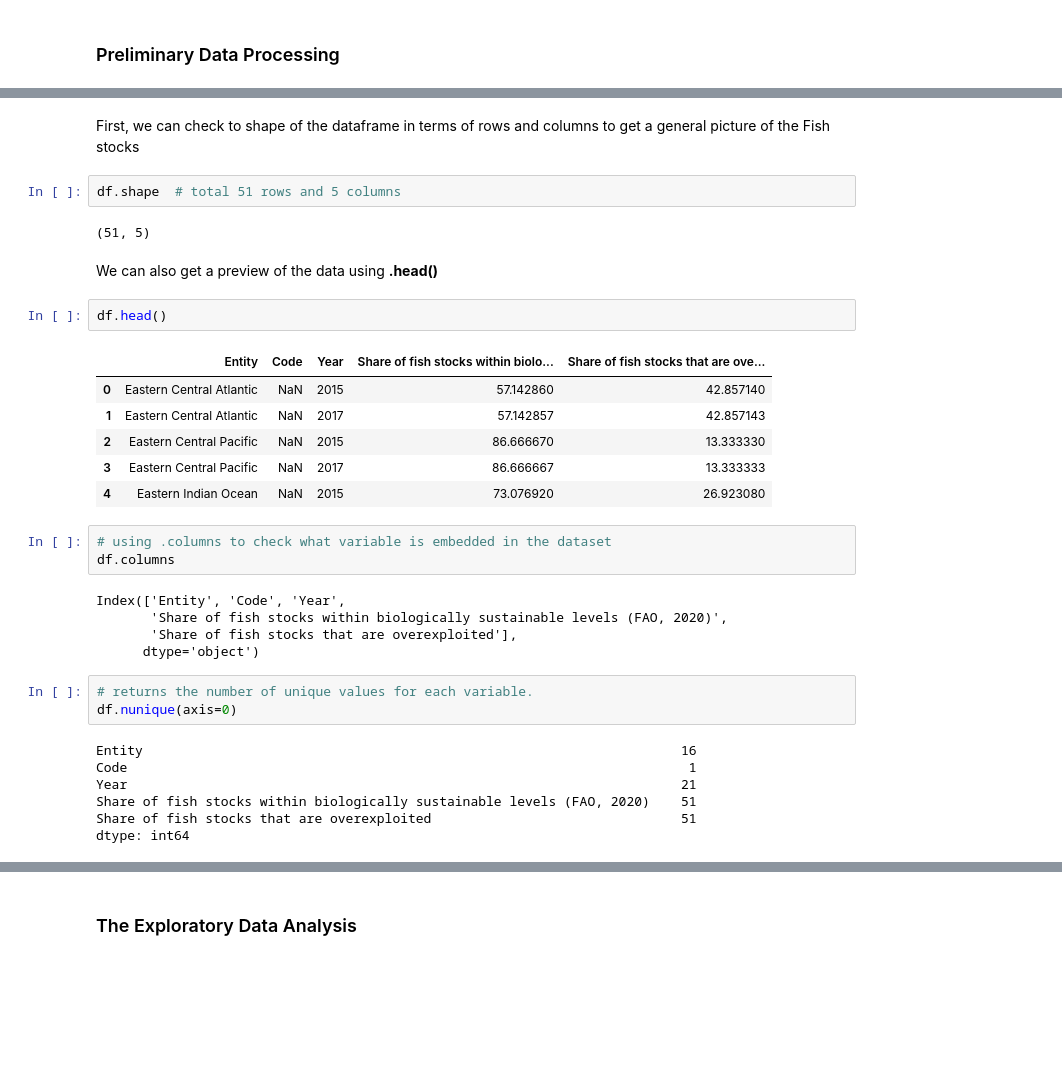
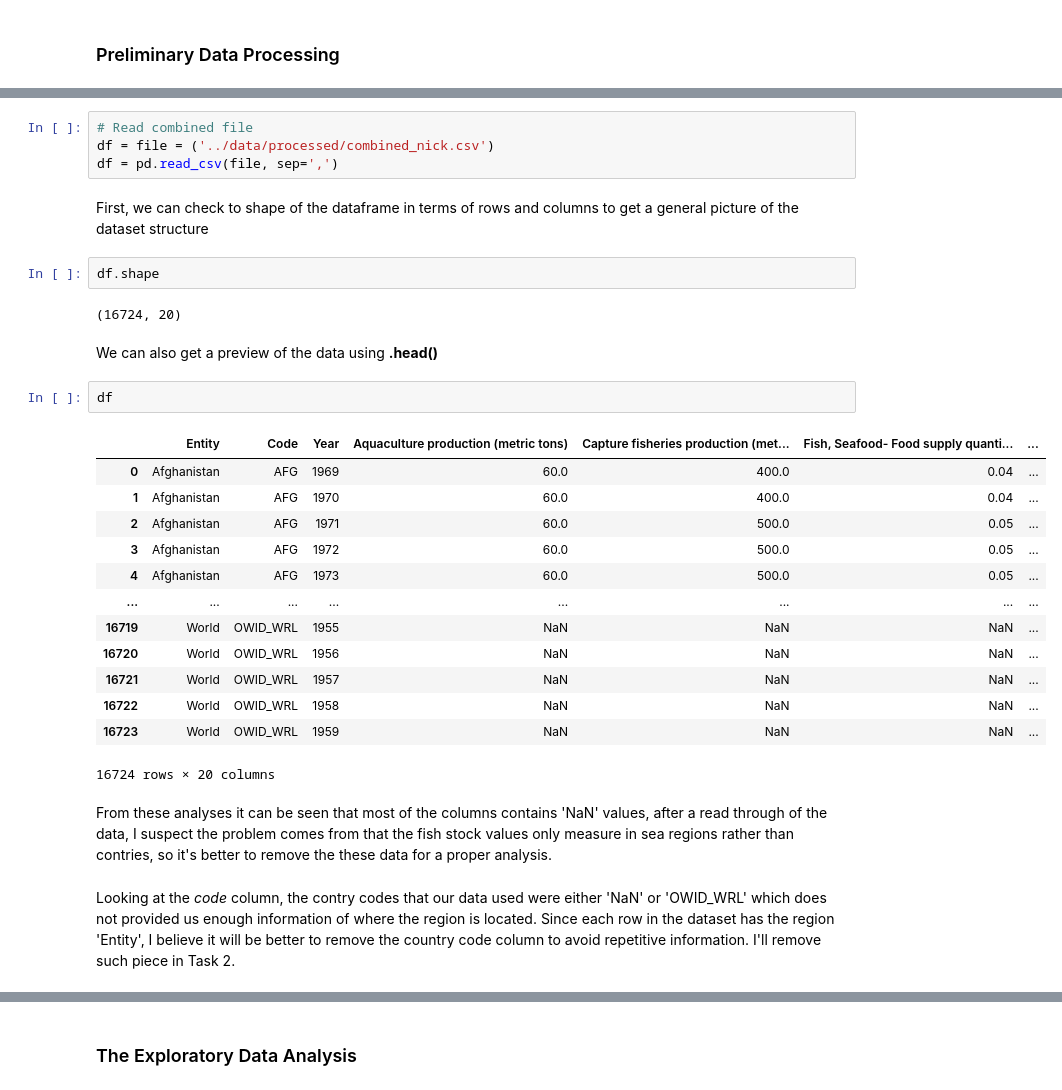
Before and after one commit to ubco-W2022T1-cosc301/project-group34, a Jupyter notebook: notebooks/nick.ipynb, the cells around one changed output, grey strips where cells are left out. Saved outputs shown, nothing was run; the diff lists cells and outputs as text; blank space fills up the shorter version.

```diff
--- a/notebooks/nick.ipynb
+++ b/notebooks/nick.ipynb
@@ -55,36 +56,33 @@ df = pd.read_csv("https://raw.githubusercontent.com/ubco-W2022T1-cosc301/project
+# %%
+# Read combined file
+df = file = ('../data/processed/combined_nick.csv')
+df = pd.read_csv(file, sep=',')
 # %% [markdown]
-First, we can check to shape of the dataframe in terms of rows and columns to get a general picture of the Fish stocks
+First, we can check to shape of the dataframe in terms of rows and columns to get a general picture of the dataset structure
-# %%
-df.shape  # total 51 rows and 5 columns
-# %% [output]
-(51, 5)
+# %%
+df.shape
+# %% [output]
+(16724, 20)
 # %% [markdown]
 We can also get a preview of the data using __.head()__
 # %%
-df.head()
+df
 # %% [output]
-|  | Entity | Code | Year | Share of fish stocks within biolo... | Share of fish stocks that are ove... |
-| 0 | Eastern Central Atlantic | NaN | 2015 | 57.142860 | 42.857140 |
-| 1 | Eastern Central Atlantic | NaN | 2017 | 57.142857 | 42.857143 |
-| 2 | Eastern Central Pacific | NaN | 2015 | 86.666670 | 13.333330 |
-| 3 | Eastern Central Pacific | NaN | 2017 | 86.666667 | 13.333333 |
-| 4 | Eastern Indian Ocean | NaN | 2015 | 73.076920 | 26.923080 |
+|  | Entity | Code | Year | Aquaculture production (metric tons) | Capture fisheries production (met... | Fish, Seafood- Food supply quanti... | ... |
+| 0 | Afghanistan | AFG | 1969 | 60.0 | 400.0 | 0.04 | ... |
+| 1 | Afghanistan | AFG | 1970 | 60.0 | 400.0 | 0.04 | ... |
+| 2 | Afghanistan | AFG | 1971 | 60.0 | 500.0 | 0.05 | ... |
+| 3 | Afghanistan | AFG | 1972 | 60.0 | 500.0 | 0.05 | ... |
+| 4 | Afghanistan | AFG | 1973 | 60.0 | 500.0 | 0.05 | ... |
+| ... | ... | ... | ... | ... | ... | ... | ... |
+| 16719 | World | OWID_WRL | 1955 | NaN | NaN | NaN | ... |
+| 16720 | World | OWID_WRL | 1956 | NaN | NaN | NaN | ... |
+| 16721 | World | OWID_WRL | 1957 | NaN | NaN | NaN | ... |
+| 16722 | World | OWID_WRL | 1958 | NaN | NaN | NaN | ... |
+| 16723 | World | OWID_WRL | 1959 | NaN | NaN | NaN | ... |
+16724 rows × 20 columns
-# %%
-# using .columns to check what variable is embedded in the dataset
-df.columns
-# %% [output]
-Index(['Entity', 'Code', 'Year',
-       'Share of fish stocks within biologically sustainable levels (FAO, 2020)',
-       'Share of fish stocks that are overexploited'],
-      dtype='object')
-# %%
-# returns the number of unique values for each variable.
-df.nunique(axis=0)
-# %% [output]
-Entity                                                                     16
-Code                                                                        1
-Year                                                                       21
-Share of fish stocks within biologically sustainable levels (FAO, 2020)    51
-Share of fish stocks that are overexploited                                51
-dtype: int64
+# %% [markdown]
+From these analyses it can be seen that most of the columns contains 'NaN' values, after a read through of the data, I suspect the problem comes from that the fish stock values only measure in sea regions rather than contries, so it's better to remove the these data for a proper analysis.
+# %% [markdown]
+Looking at the _code_ column, the contry codes that our data used were either 'NaN' or 'OWID_WRL' which does not provided us enough information of where the region is located. Since each row in the dataset has the region 'Entity', I believe it will be better to remove the country code column to avoid repetitive information. I'll remove such piece in Task 2.
 # %%
```
Also changed, not shown: parts of 58 cells of this notebook, 4 other files.
